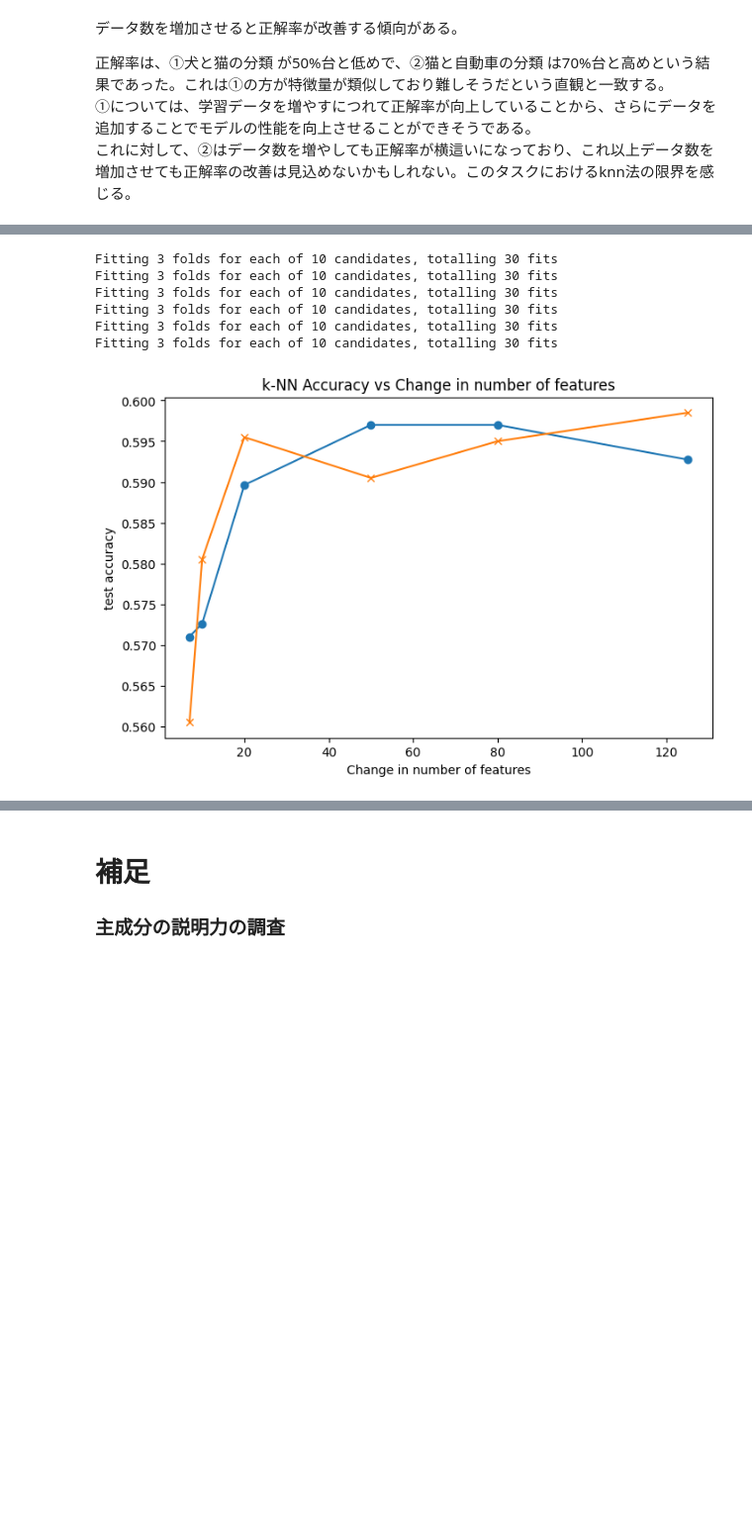
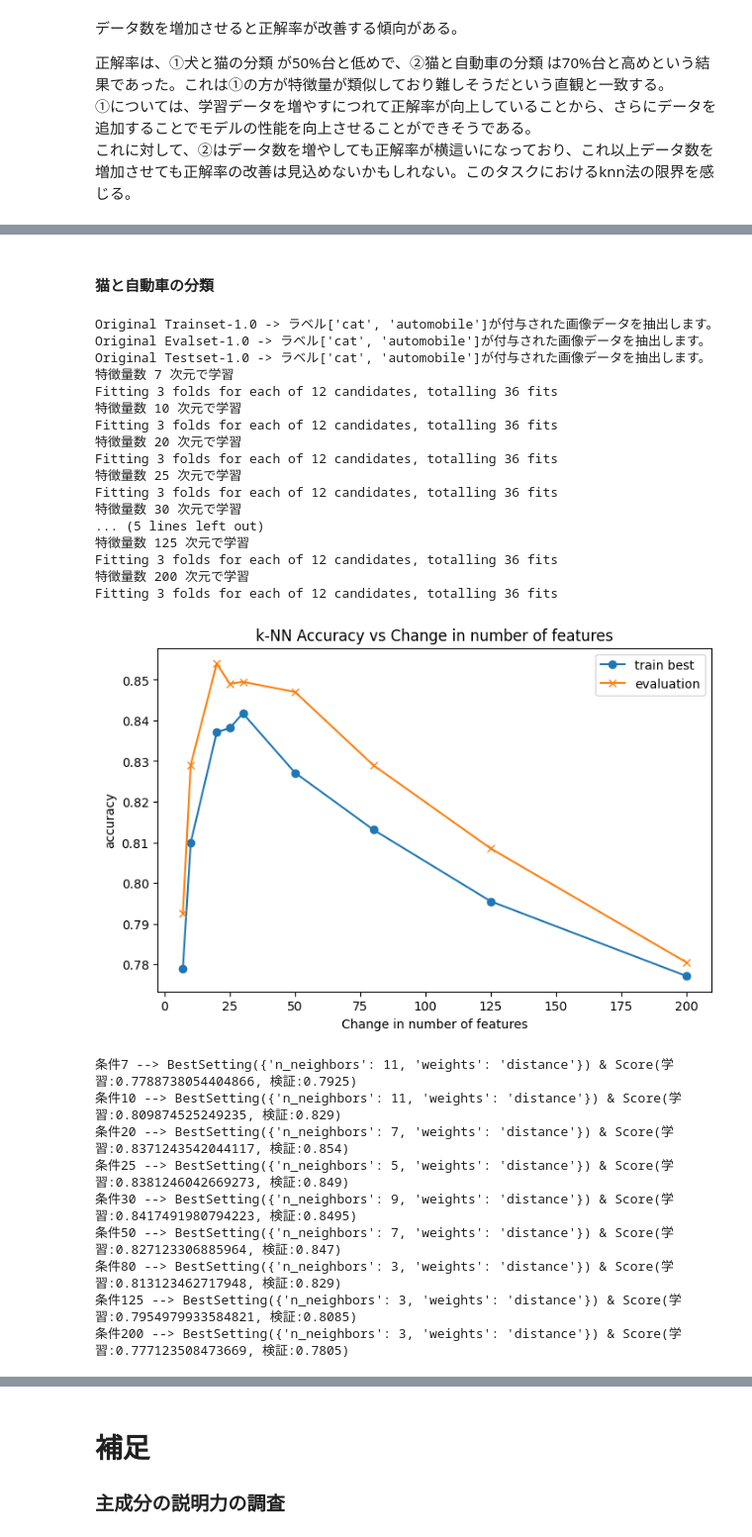
Before and after one commit to MasanaoMatsuda/knn-cifar10-experiments, a Jupyter notebook: notebook.ipynb, the cells around one changed output, grey strips where cells are left out. Shown at 99% size. Cells and saved outputs as stored; diff of their text form; code cells hidden in the pictures; blank space fills up the shorter version.

Commit message:
Fixed usage of incorrect evaluation dataset and finalized notebook experiments

```diff
--- a/notebook.ipynb
+++ b/notebook.ipynb
@@ -104,15 +102,10 @@ Fitting 3 folds for each of 10 candidates, totalling 30 fits
 # %%
-# データは猫と自動車の2クラスに絞ったものを用いる
+# データは猫と自動車の2クラスに絞ったサブセットを使用
 train_dset, eval_dset, _ = data_loader.get_datasubsets(['cat', 'automobile'], verbose=True)
 
-# 検証用データを `ModelExperimentManager` に与えて初期化
-exp_mgr = ModelExperimentManager(eval_dset)
-
-# 実験設定をデータに反映する `TrainSizeExperiment` オブジェクトを生成
-tr_exp = TrainSizeExperiment(train_dset, TRAIN_RATIOS, SEED)
-
-# 実験の実行
-tracker_tr = exp_mgr.run_experiment(tr_exp, KNN_PARAMS)
+tr_exp2 = TrainSizeExperiment(train_dset, eval_dset, TRAIN_RATIOS, SEED) # 実験設定をデータに反映
+tracker_tr2 = exp_mgr.run_experiment(tr_exp2, KNN_PARAMS) # 実験の実行
+tracker_tr2.log_results()
 # %% [output]
 Original Trainset-1.0 -> ラベル['cat', 'automobile']が付与された画像データを抽出します。
 Original Evalset-1.0 -> ラベル['cat', 'automobile']が付与された画像データを抽出します。
@@ -144,2 +147,0 @@ Fitting 3 folds for each of 10 candidates, totalling 30 fits
-# %%
-tracker_cls = exp_mgr.run_experiment(nclass_exp, KNN_PARAMS)
@@ -163,0 +148,4 @@ Fitting 3 folds for each of 10 candidates, totalling 30 fits
+# %%
+nclass_exp1 = NumClassExperiment(data_loader, CLASS_GROUPS, SEED, dims=25) # 実験設定をデータに反映
+tracker_cls1 = exp_mgr.run_experiment(nclass_exp1, KNN_PARAMS) # 実験の実行
+tracker_cls1.log_results()
@@ -166,0 +187,7 @@ Fitting 3 folds for each of 10 candidates, totalling 30 fits
+# %%
+# データは猫と犬の2クラスに絞ったサブセットを使用
+train_dset, eval_dset, _ = data_loader.get_datasubsets(['cat', 'dog'], verbose=True)
+
+fcomp_exp1 = FeatureCompressExperiment(train_dset, eval_dset, FEATURE_DIMS) # 実験設定をデータに反映
+tracker_fcomp1 = exp_mgr.run_experiment(fcomp_exp1, KNN_PARAMS) # 実験の実行
+tracker_fcomp1.log_results()
@@ -167,10 +222,37 @@ Fitting 3 folds for each of 10 candidates, totalling 30 fits
+# %% [markdown]
+#### 猫と自動車の分類
 # %%
-tracker_fcomp = exp_mgr.run_experiment(fcomp_exp, KNN_PARAMS)
+# データは猫と自動車の2クラスに絞ったサブセットを使用
+train_dset, eval_dset, _ = data_loader.get_datasubsets(['cat', 'automobile'], verbose=True)
+
+fcomp_exp2 = FeatureCompressExperiment(train_dset, eval_dset, FEATURE_DIMS) # 実験設定をデータに反映
+tracker_fcomp2 = exp_mgr.run_experiment(fcomp_exp2, KNN_PARAMS) # 実験の実行
+tracker_fcomp2.log_results()
 # %% [output]
-Fitting 3 folds for each of 10 candidates, totalling 30 fits
-Fitting 3 folds for each of 10 candidates, totalling 30 fits
-Fitting 3 folds for each of 10 candidates, totalling 30 fits
-Fitting 3 folds for each of 10 candidates, totalling 30 fits
-Fitting 3 folds for each of 10 candidates, totalling 30 fits
-Fitting 3 folds for each of 10 candidates, totalling 30 fits
+Original Trainset-1.0 -> ラベル['cat', 'automobile']が付与された画像データを抽出します。
+Original Evalset-1.0 -> ラベル['cat', 'automobile']が付与された画像データを抽出します。
+Original Testset-1.0 -> ラベル['cat', 'automobile']が付与された画像データを抽出します。
+特徴量数 7 次元で学習
+Fitting 3 folds for each of 12 candidates, totalling 36 fits
+特徴量数 10 次元で学習
+Fitting 3 folds for each of 12 candidates, totalling 36 fits
+特徴量数 20 次元で学習
+Fitting 3 folds for each of 12 candidates, totalling 36 fits
+特徴量数 25 次元で学習
+Fitting 3 folds for each of 12 candidates, totalling 36 fits
+特徴量数 30 次元で学習
+... (5 lines left out)
+特徴量数 125 次元で学習
+Fitting 3 folds for each of 12 candidates, totalling 36 fits
+特徴量数 200 次元で学習
+Fitting 3 folds for each of 12 candidates, totalling 36 fits
-[figure, old version]
+[figure, new version]
+条件7 --> BestSetting({'n_neighbors': 11, 'weights': 'distance'}) & Score(学習:0.7788738054404866, 検証:0.7925)
+条件10 --> BestSetting({'n_neighbors': 11, 'weights': 'distance'}) & Score(学習:0.809874525249235, 検証:0.829)
+条件20 --> BestSetting({'n_neighbors': 7, 'weights': 'distance'}) & Score(学習:0.8371243542044117, 検証:0.854)
+条件25 --> BestSetting({'n_neighbors': 5, 'weights': 'distance'}) & Score(学習:0.8381246042669273, 検証:0.849)
+条件30 --> BestSetting({'n_neighbors': 9, 'weights': 'distance'}) & Score(学習:0.8417491980794223, 検証:0.8495)
+条件50 --> BestSetting({'n_neighbors': 7, 'weights': 'distance'}) & Score(学習:0.827123306885964, 検証:0.847)
+条件80 --> BestSetting({'n_neighbors': 3, 'weights': 'distance'}) & Score(学習:0.813123462717948, 検証:0.829)
+条件125 --> BestSetting({'n_neighbors': 3, 'weights': 'distance'}) & Score(学習:0.7954979933584821, 検証:0.8085)
+条件200 --> BestSetting({'n_neighbors': 3, 'weights': 'distance'}) & Score(学習:0.777123508473669, 検証:0.7805)
```
Also changed, not shown: parts of 19 cells of this notebook, 6 other files.
